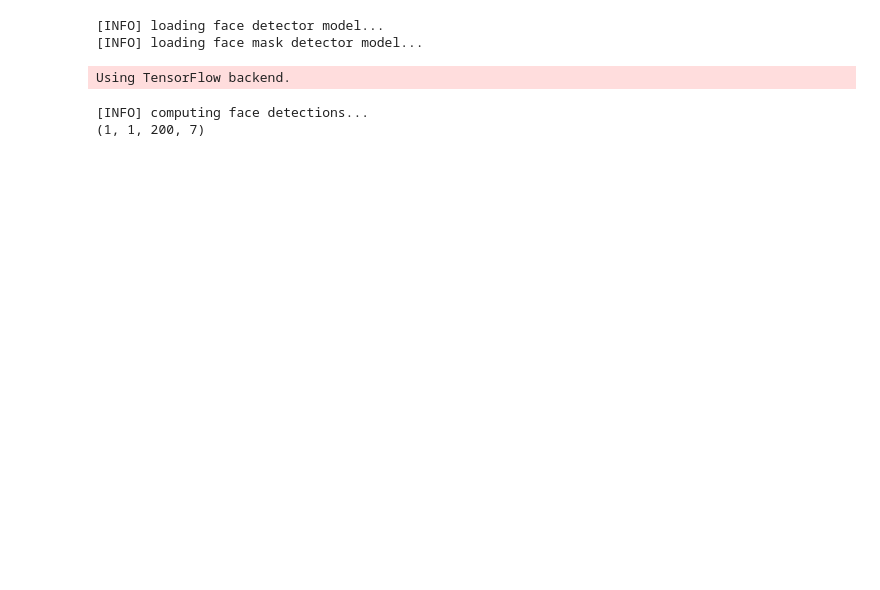
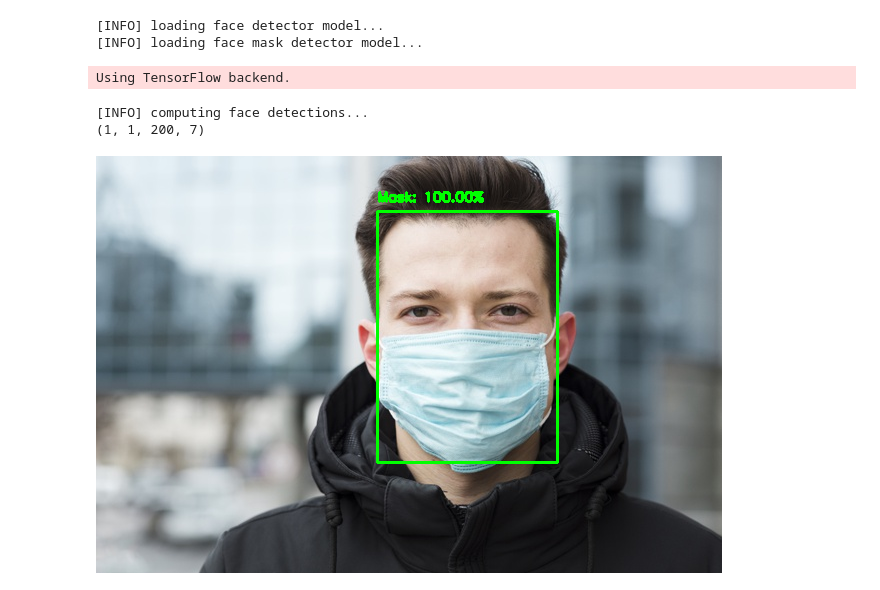
Before and after one commit to DALIS-HACKJAIPUR/COVID-19-Surveillance-System, a Jupyter notebook: Single_Prediction.ipynb, the cells around one changed output. Cells and saved outputs as stored; diff of their text form; code cells hidden in the pictures; blank space fills up the shorter version.

```diff
--- a/Single_Prediction.ipynb
+++ b/Single_Prediction.ipynb
@@ -25,7 +25,7 @@ model = joblib.load('loaded_model_updated_dataset_3.pkl')
 Using TensorFlow backend.
 # %%
 # load the input image from disk and grab the image spatial dimensions
-image = cv2.imread("man-wearing-medical-mask-city_23-2148445019.jpg")
+image = cv2.imread("man_wo.jpg")
 (h, w) = image.shape[:2] #height , width , and # of channels.
 
 # construct a blob from the image
@@ -42,0 +81,5 @@ label = ""
+# %%
+#outputting the image when i/p was man with mask
+cv2.imshow(image)
+# %% [output]
+[figure, added]
```
Also changed, not shown: parts of 2 cells of this notebook.
